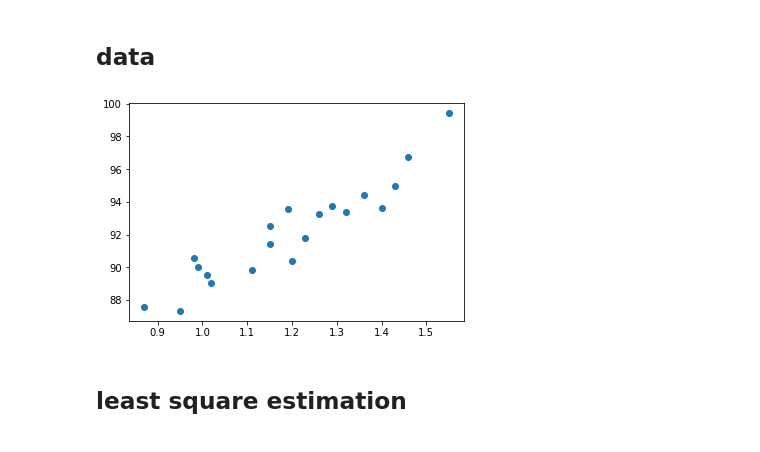
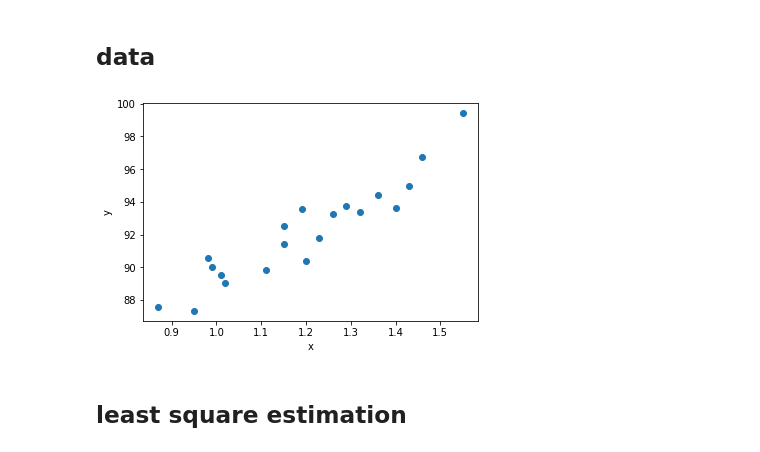
Before and after one commit to Zukui/CHE358, a Jupyter notebook: 02d_confidenceinterval.ipynb, the cells around one changed output. Cells and saved outputs as stored; diff of their text form; code cells hidden in the pictures.

```diff
--- a/02d_confidenceinterval.ipynb
+++ b/02d_confidenceinterval.ipynb
@@ -10,11 +10,13 @@ import matplotlib.pyplot as plt
 # %%
 x = np.array([  0.99,	1.02,	1.15,	1.29,	1.46,	1.36,	0.87,	1.23,	1.55,	1.4,     1.19,	1.15,	0.98,	1.01,	1.11,	1.2,     1.26,	1.32,	1.43,	0.95])
 y = np.array([ 90.01,	89.05,	91.43,	93.74,	96.73,	94.45,	87.59,	91.77,	99.42,	93.65,	93.54,	92.52,	90.56, 89.54,	89.85,	90.39,	93.25,	93.41,	94.98,	87.33 ])
 
 plt.scatter(x, y)
+plt.xlabel('x')
+plt.ylabel('y')
 plt.show()
 # %% [output]
-[figure, old version]
+[figure, new version]
 # %% [markdown]
 ## least square estimation
 # %%
```
Also changed, not shown: parts of 1 cell of this notebook.
